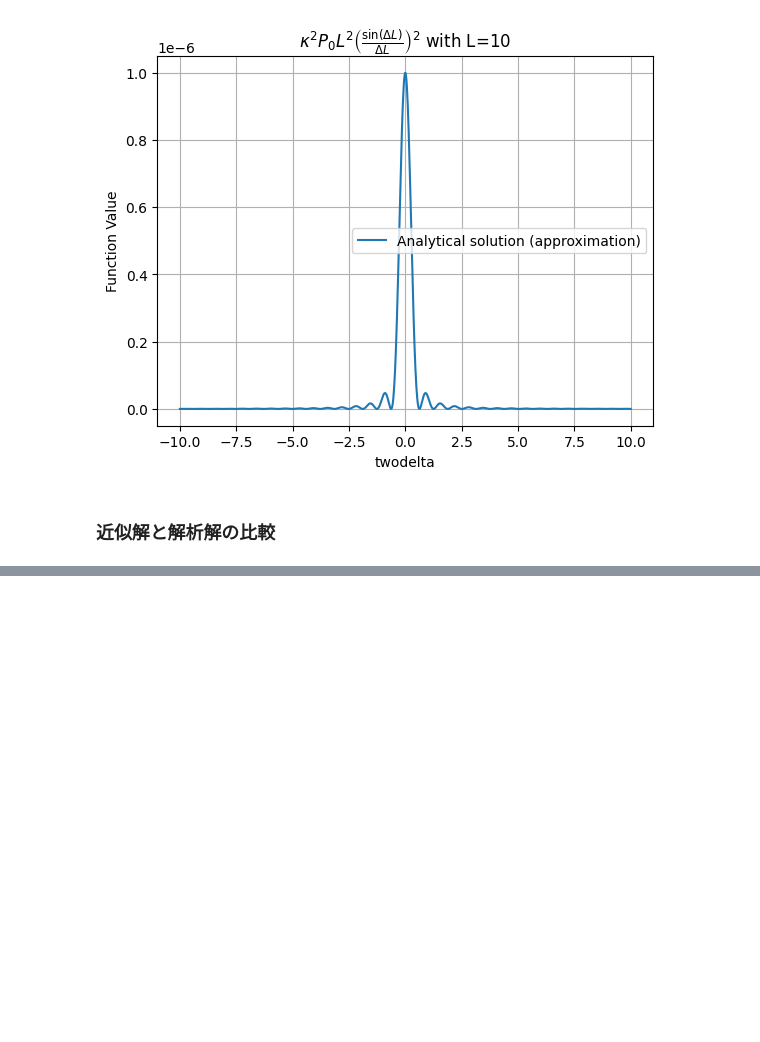
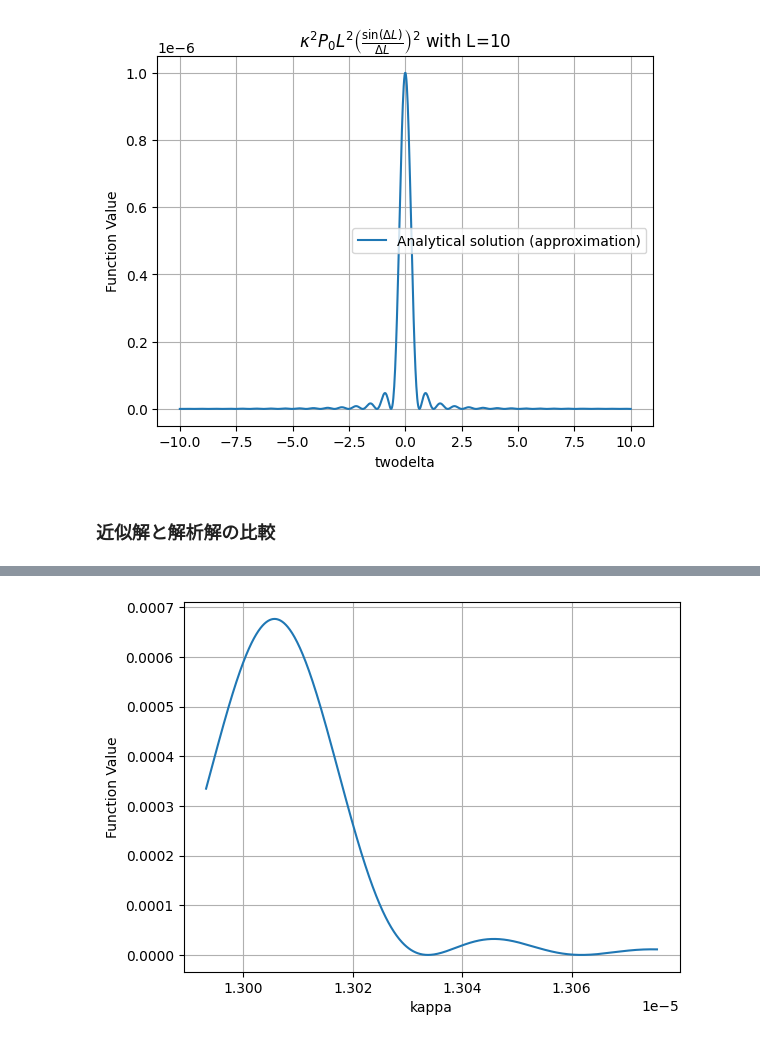
Before and after one commit to Xo1otl/mictlan, a Jupyter notebook: research/syuron/python/examples/shg.ipynb, the cells around one changed output, grey strips where cells are left out. Saved outputs shown, nothing was run; the diff lists cells and outputs as text; code cells hidden in the pictures; blank space fills up the shorter version.

```diff
--- a/research/syuron/python/examples/shg.ipynb
+++ b/research/syuron/python/examples/shg.ipynb
@@ -230,0 +332,51 @@ plt.show()
+# %%
+def eff_analytical():
+    # パラメータ設定
+    A0 = 1.0 + 0j  # Initial condition for A(0)
+    B0 = 0.0 + 0j  # Initial condition for B(0)
+    P0 = A0**2
+    L = 2000
+
+    # kappaの範囲設定
+    kappa_start = 1.30756E-05
+    kappa_end = 1.29932E-05
+
+    # deltaの範囲設定
+    delta_start = 7.83E-03
+    delta_end = -1.40E-03
+
+    efficiency_values = []
+    kappa_points = []
+
+    # 1000回のループでkappaを線形的に変化させる
+    for i in range(1000):
+        # このループでのkappa値を計算（一定）
+        t = i / 999  # 0 から 1 の間の比率
+        kappa_value = kappa_start + (kappa_end - kappa_start) * t
+        twodelta_value = delta_start + (delta_end - delta_start) * t
+
+        # z依存性がなく個々のループ内では一定のkappaを返す関数
+        def kappa(z: float) -> complex:
+            return kappa_value
+
+        # こちらもz依存性なし
+        def twodelta(z: float) -> float:
+            return twodelta_value
+
+        kappa_points.append(kappa_value)
+
+        nmce = shg.NMCE(kappa, twodelta)
+        B_L, A_z = nmce.solve(L, A0, B0)
+        efficiency = shg.efficiency(B_L, A0) / P0  # 効率を計算
+        efficiency_values.append(efficiency)  # 効率をリストに追加
+
+    return kappa_points, efficiency_values
+
+
+plt.plot(*eff_analytical(), label="compare noro san graph")
+plt.xlabel('kappa')
+plt.ylabel('Function Value')
+plt.grid(True)
+plt.show()
+# %% [output]
+[figure, added]
```
Also changed, not shown: parts of 7 cells of this notebook.
